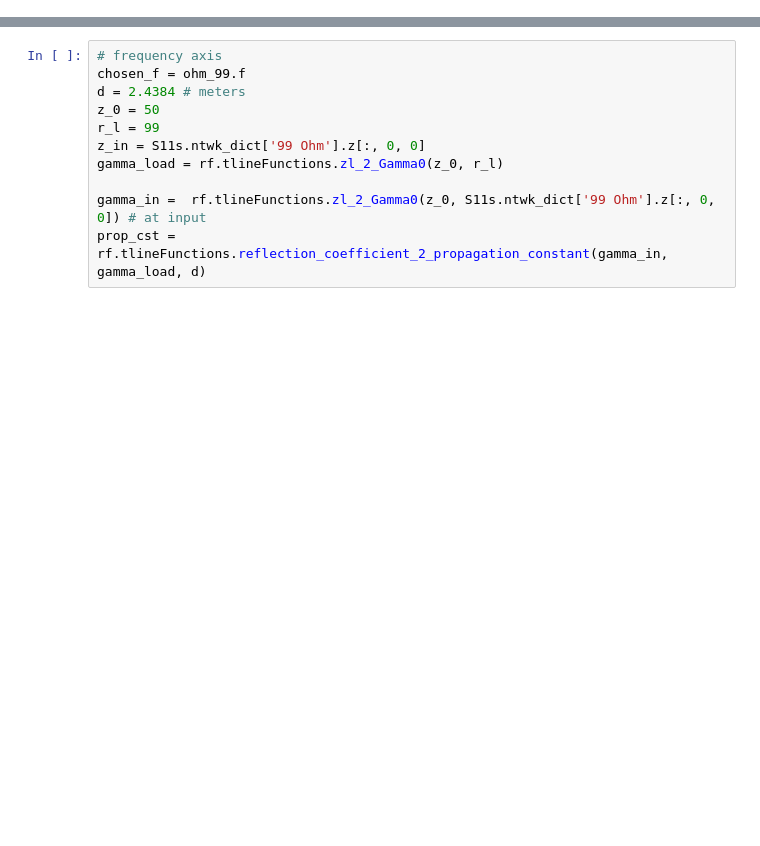
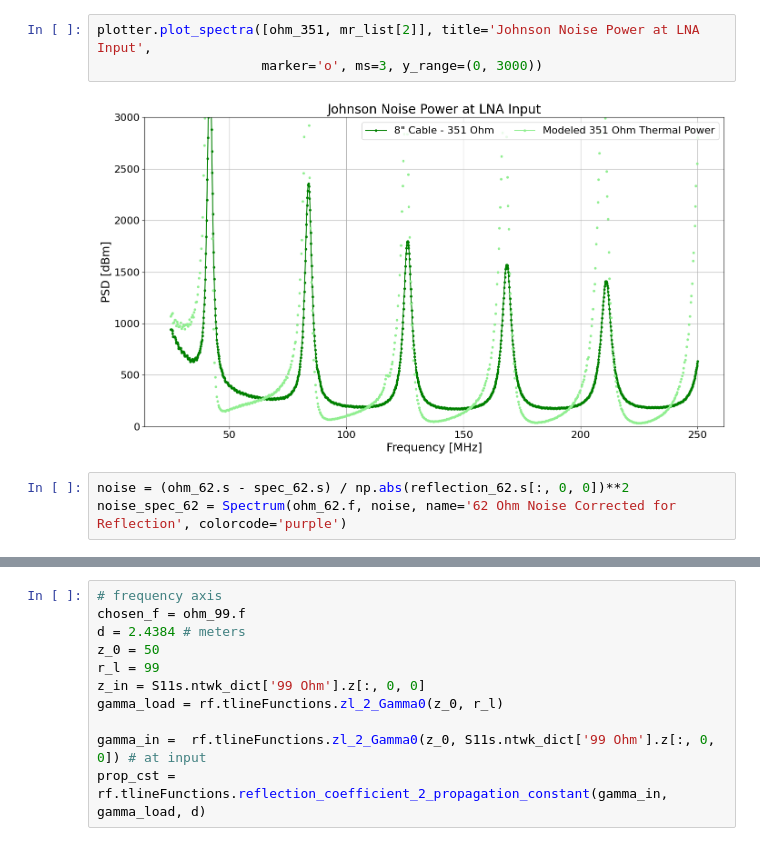
Before and after one commit to alhosani-abdulla/Highz-EXP, a Jupyter notebook: notebooks/ant_match.ipynb, the cells around one changed output, grey strips where cells are left out. Saved outputs shown, nothing was run; the diff lists cells and outputs as text; blank space fills up the shorter version.

```diff
--- a/notebooks/ant_match.ipynb
+++ b/notebooks/ant_match.ipynb
@@ -57,0 +135,8 @@ for spec in [ohm_99, ohm_62, ohm_699, ohm_885, ohm_351, ohm_2413]:
+# %%
+plotter.plot_spectra([ohm_351, mr_list[2]], title='Johnson Noise Power at LNA Input',
+                     marker='o', ms=3, y_range=(0, 3000))
+# %% [output]
+[figure, added]
+# %%
+noise = (ohm_62.s - spec_62.s) / np.abs(reflection_62.s[:, 0, 0])**2
+noise_spec_62 = Spectrum(ohm_62.f, noise, name='62 Ohm Noise Corrected for Reflection', colorcode='purple')
```
Also changed, not shown: parts of 11 cells of this notebook, 5 other files.
